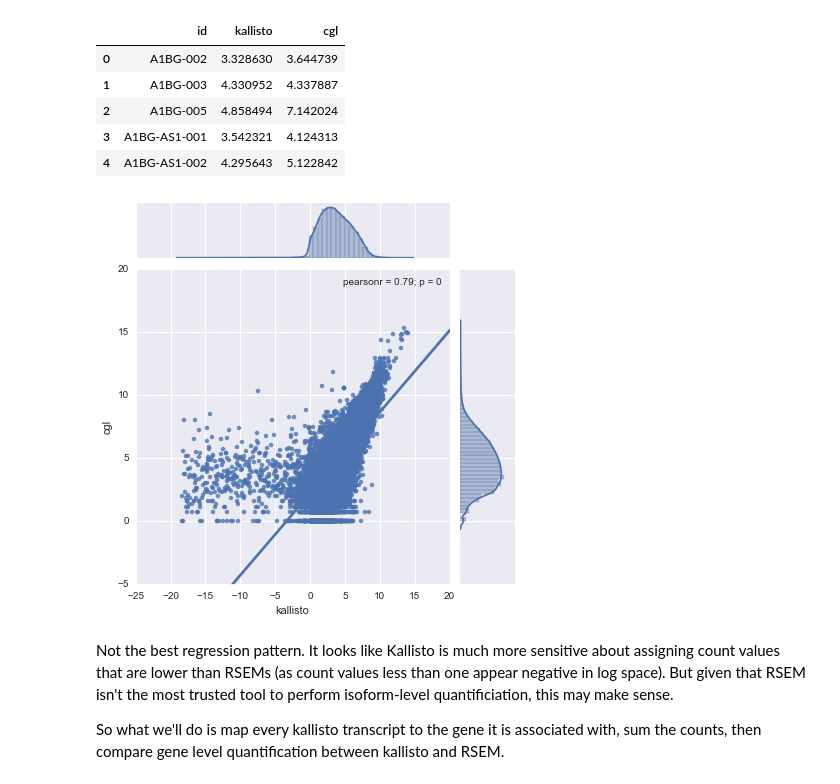
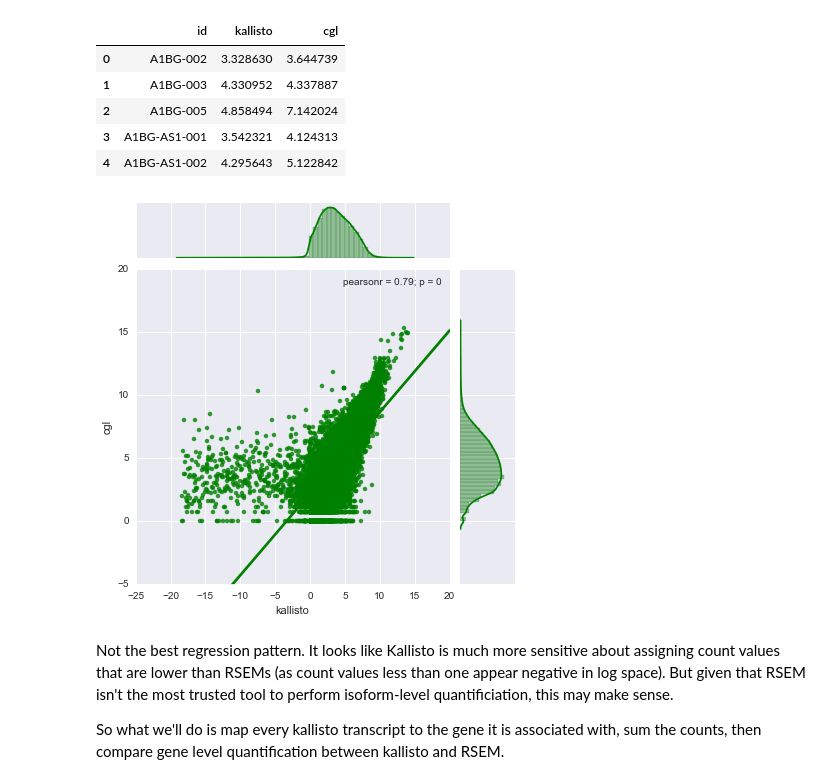
Before and after one commit to jvivian/ipython_notebooks, a Jupyter notebook: RSEM_comparison/RSEM_comparison.ipynb, the cells around one changed output. Drawn from its saved outputs; the diff is of its cells as text; code cells hidden in the pictures.

Commit message:
Modified color of graphs

```diff
--- a/RSEM_comparison/RSEM_comparison.ipynb
+++ b/RSEM_comparison/RSEM_comparison.ipynb
@@ -323,9 +323,9 @@ isoform_master.head()
 | 3 | A1BG-AS1-001 | 3.542321 | 4.124313 |
 | 4 | A1BG-AS1-002 | 4.295643 | 5.122842 |
 # %%
-ax = sns.jointplot(x='kallisto', y='cgl', data=isoform_master, kind='reg', ylim=[-5,20]);
+ax = sns.jointplot(x='kallisto', y='cgl', data=isoform_master, kind='reg', ylim=[-5,20], color='green');
 # %% [output]
-[figure, old version]
+[figure, new version]
 # %% [markdown]
 Not the best regression pattern.  It looks like Kallisto is much more sensitive about assigning count values that are lower than RSEMs (as count values less than one appear negative in log space).  But given that RSEM isn't the most trusted tool to perform isoform-level quantificiation, this may make sense.
 
```
Also changed, not shown: parts of 2 cells of this notebook.
